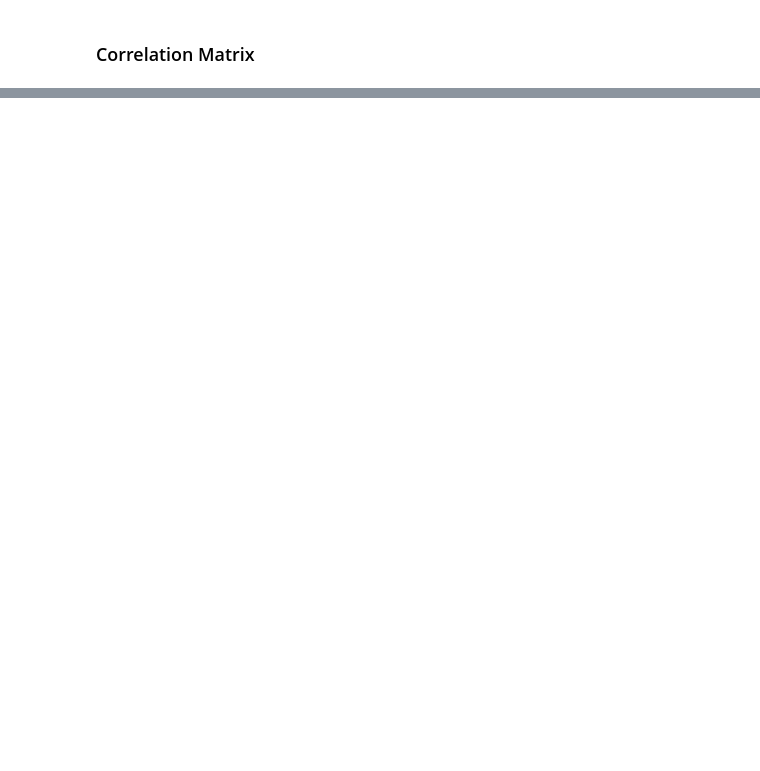
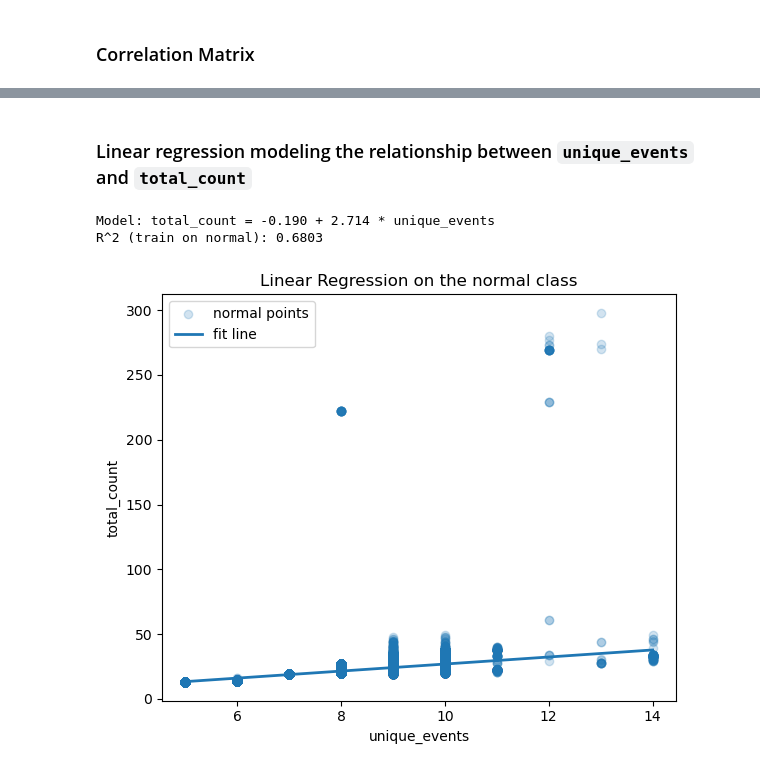
Before and after one commit to ayasqualli/Statistical-Probabilistic-Analysis-of-HDFS-System-Logs-for-Anomaly-Detection, a Jupyter notebook: main.ipynb, the cells around one changed output, grey strips where cells are left out. Drawn from its saved outputs; the diff is of its cells as text; code cells hidden in the pictures; blank space fills up the shorter version.

```diff
--- a/main.ipynb
+++ b/main.ipynb
@@ -369,0 +526,34 @@ KeyError: "['max_unique_events'] not in index"
+# %% [markdown]
+### Linear regression modeling the relationship between `unique_events` and `total_count`
+# %%
+# Linear regression: total_count ~ unique_events (y=0)
+df_lin = df_feat.loc[df_feat["y"] == 0, ["unique_events", "total_count"]].dropna().copy()
+
+X = df_lin[["unique_events"]].values
+y_lin = df_lin["total_count"].values
+
+lin = LinearRegression()
+lin.fit(X, y_lin)
+
+r2 = lin.score(X, y_lin)
+coef = float(lin.coef_[0])
+intercept = float(lin.intercept_)
+
+print(f"Model: total_count = {intercept:.3f} + {coef:.3f} * unique_events")
+print(f"R^2 (train on normal): {r2:.4f}")
+
+# Plot fitted line
+plt.figure(figsize=(6, 5))
+plt.scatter(df_lin["unique_events"], df_lin["total_count"], alpha=0.2, label="normal points")
+x_grid = np.linspace(df_lin["unique_events"].min(), df_lin["unique_events"].max(), 100)
+plt.plot(x_grid, intercept + coef * x_grid, linewidth=2, label="fit line")
+plt.xlabel("unique_events")
+plt.ylabel("total_count")
+plt.title("Linear Regression on the normal class")
+plt.legend()
+plt.tight_layout()
+plt.show()
+# %% [output]
+Model: total_count = -0.190 + 2.714 * unique_events
+R^2 (train on normal): 0.6803
+[figure, added]
```
Also changed, not shown: parts of 37 cells of this notebook.
